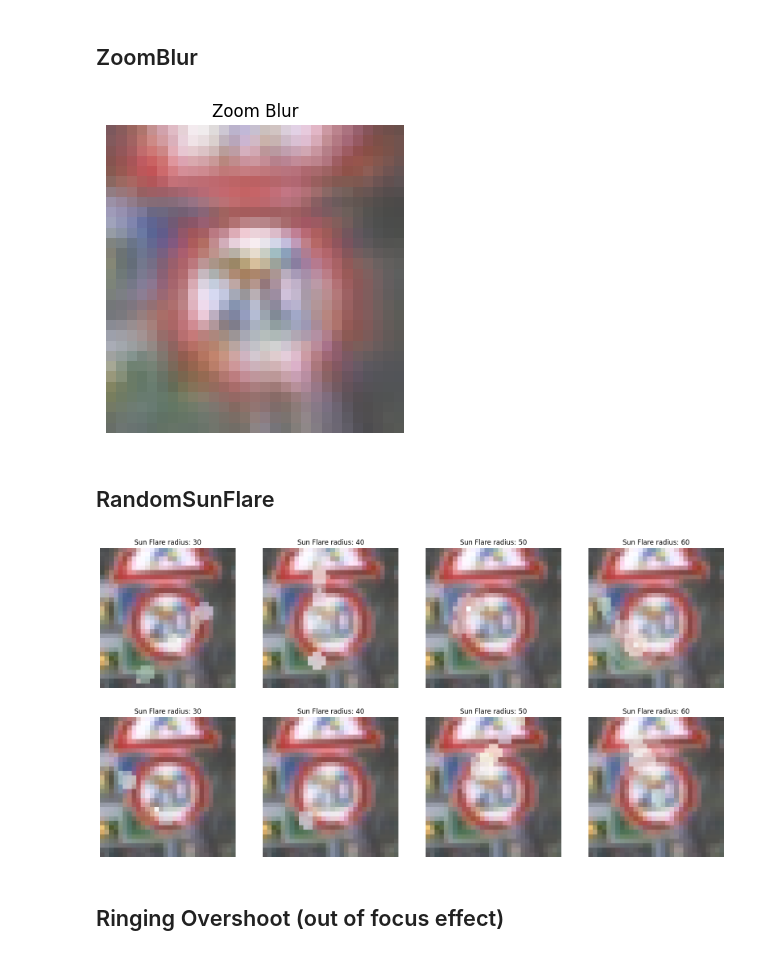
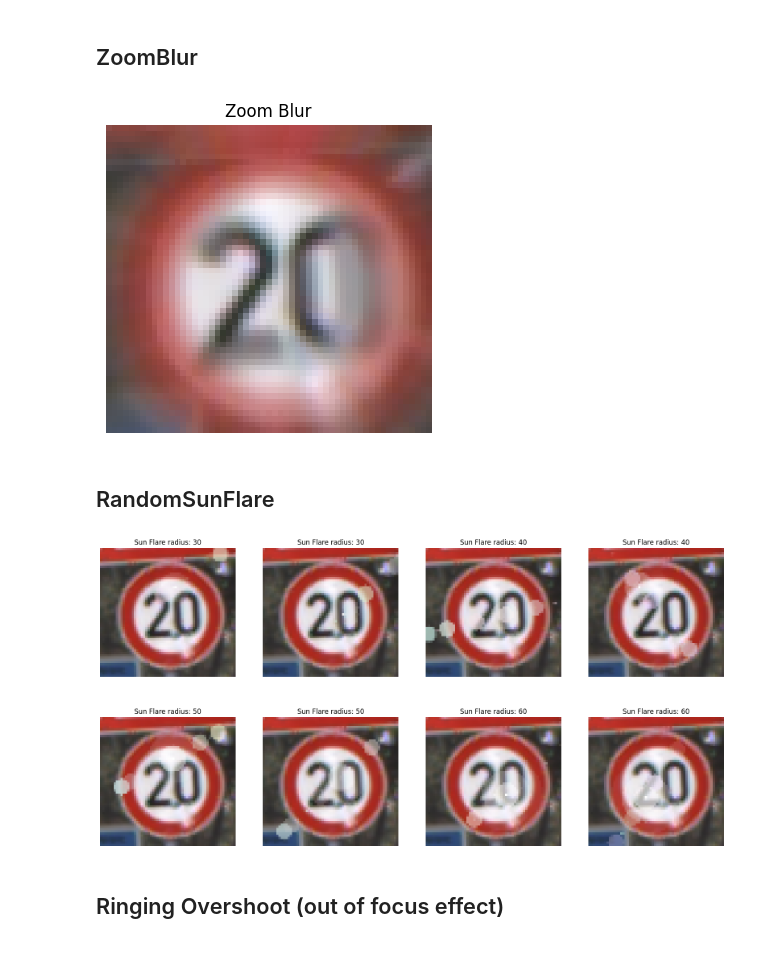
Before and after one commit to ToldoDM/Traffic-Sign-Recognition, a Jupyter notebook: data_augmentation.ipynb, the cells around one changed output. Drawn from its saved outputs; the diff is of its cells as text; code cells hidden in the pictures.

```diff
--- a/data_augmentation.ipynb
+++ b/data_augmentation.ipynb
@@ -107,18 +107,11 @@ plt.show()
 transformed_images = []
 
 # List of parameters
-spatter_modes = ['rain', 'mud']
+spatter_modes = ['rain', 'rain', 'mud', 'mud']
 
 # Original image
 original_image = sign_image
 
-for spatter_mode in spatter_modes:
-    # Apply transformations for each combination of parameters
-    transform_image = A.Compose([
-        A.Spatter(p=1.0, mode=spatter_mode)
-    ])
-    transformed = transform_image(image=original_image)
-    transformed_images.append((transformed['image'], spatter_mode))
 for spatter_mode in spatter_modes:
     # Apply transformations for each combination of parameters
     transform_image = A.Compose([
@@ -146,7 +139,6 @@ plt.show()
 transformed_images = []
 
 # List of parameters
-# zoom_blur
 
 # Original image
 original_image = sign_image
@@ -169,50 +161,41 @@ for i, (image) in enumerate(transformed_images):
 
 plt.show()
 # %% [output]
-[figure, old version]
+[figure, new version]
 # %% [markdown]
 ## RandomSunFlare
 # %%
 # List to store transformed images
 transformed_images = []
 
 # List of parameters
-srcs_radius = [30, 40, 50, 60]
+srcs_radius = [30, 30, 40, 40, 50, 50, 60, 60]
 
 # Original image
 original_image = resized_image
 
-for src_radius in srcs_radius:
-    # Apply transformations for each combination of parameters
-    transform_image = A.Compose([
-        A.RandomSunFlare(p=1.0, flare_roi=(0.3, 0.3, 0.7, 0.7), angle_lower=0, angle_upper=1, num_flare_circles_lower=6,
-                         num_flare_circles_upper=10, src_radius=src_radius, src_color=(255, 255, 255)),
-        A.SmallestMaxSize(p=1.0, max_size=np.max([np.shape(sign_image)[0], np.shape(sign_image)[1]]), interpolation=1)
-    ])
-    transformed = transform_image(image=original_image)
-    transformed_images.append((transformed['image'], src_radius))
 for src_radius in srcs_radius:
     # Apply transformations for each combination of parameters
     transform_image = A.Compose([
         A.RandomSunFlare(p=1.0, flare_roi=(0.3, 0.3, 0.7, 0.7), angle_lower=0, angle_upper=1, num_flare_circles_lower=6,
                          num_flare_circles_upper=10, src_radius=src_radius, src_color=(255, 255, 255)),
         A.SmallestMaxSize(p=1.0, max_size=np.max([np.shape(sign_image)[0], np.shape(sign_image)[1]]), interpolation=1)
     ])
     transformed = transform_image(image=original_image)
     transformed_images.append((transformed['image'], src_radius))
 
 # Display all transformed images
 plt.figure(figsize=(20, 10))
 num_images = len(transformed_images)
 for i, (image, spatter_mode) in enumerate(transformed_images):
     plt.subplot(2, 4, i + 1)
     plt.imshow(image)
     plt.title(f"Sun Flare radius: {spatter_mode}")
     plt.axis('off')
 
 plt.show()
 # %% [output]
-[figure, old version]
+[figure, new version]
 # %% [markdown]
 ## Ringing Overshoot (out of focus effect)
 # %%
```
Also changed, not shown: parts of 11 cells of this notebook, 1 other file.
